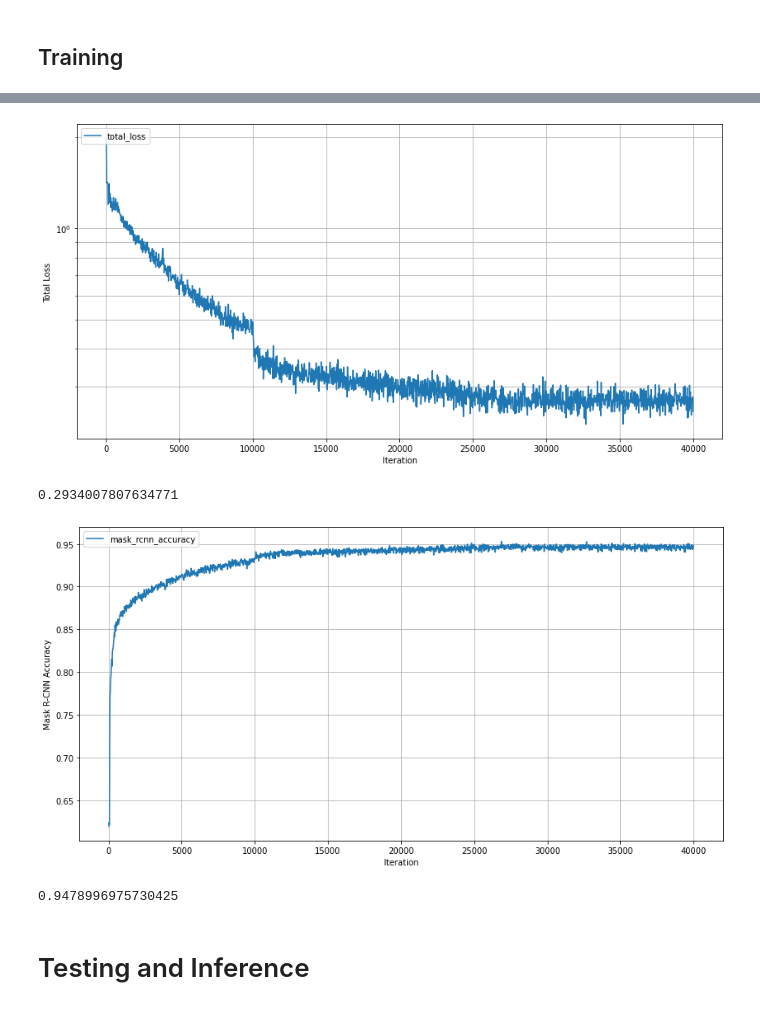
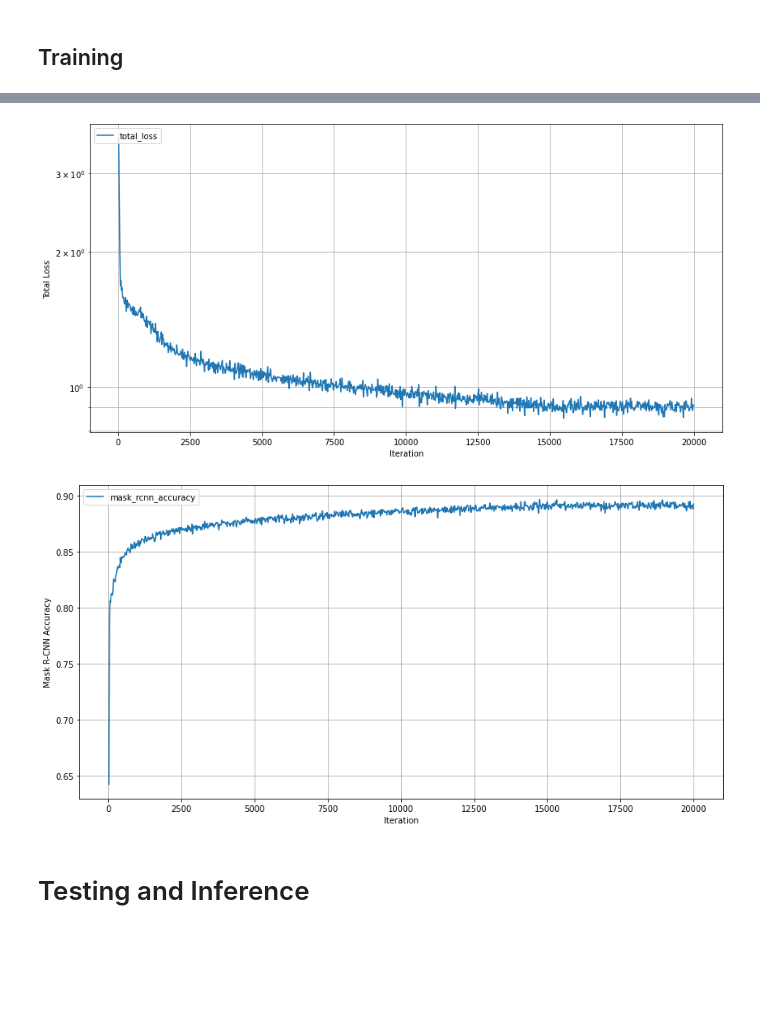
Before and after one commit to FeriBolour/Cotton_Imaging, a Jupyter notebook: Segmentation Models/MaskRCNN_Model_TrainTest_FiftyOne_NewBaselines.ipynb, the cells around one changed output, grey strips where cells are left out. Drawn from its saved outputs; the diff is of its cells as text; code cells hidden in the pictures; blank space fills up the shorter version.

```diff
--- a/Segmentation Models/MaskRCNN_Model_TrainTest_FiftyOne_NewBaselines.ipynb
+++ b/Segmentation Models/MaskRCNN_Model_TrainTest_FiftyOne_NewBaselines.ipynb
@@ -107,6 +129,6 @@ register_coco_instances("CottonImaging_test", {}, "/home/avl/Projects/Cotton Ima
 # %%
 args = {
-    "config_file":"new_baselines/mask_rcnn_R_50_FPN_400ep_LSJ.py",
+    "config_file":"new_baselines/mask_rcnn_R_101_FPN_400ep_LSJ.py",
     "eval_only":"False"
 }
 
@@ -116,16 +138,22 @@ cfg.model.backbone.norm = "BN"
 cfg.model.backbone.bottom_up.stem = detectron2.modeling.backbone.BasicStem(in_channels=3, norm='BN', out_channels=64)
 cfg.dataloader.train.dataset = L(detectron2.data.get_detection_dataset_dicts)(names='CottonImaging_train')
 cfg.dataloader.test.dataset = L(detectron2.data.get_detection_dataset_dicts)(names='CottonImaging_test')
-cfg.train.max_iter=40000
-cfg.train.eval_period = 10000
-cfg.train.output_dir='/home/avl/Projects/Cotton Imaging Project/Data/Datasets02272022/7030_images/Training/New Baseline Models/MaskRCNN ResNet50 400ep LSJ _ DefaultLR _ 40000 _ [11000 25000 30000 35000]'
+cfg.train.max_iter=20000
+cfg.train.eval_period = 200
+cfg.train.init_checkpoint= model_zoo.get_checkpoint_url("new_baselines/mask_rcnn_R_50_FPN_400ep_LSJ.py")
+cfg.train.output_dir='/home/avl/Projects/Cotton Imaging Project/Data/07_04_2022/Training/New Baseline Models/07_15_2022_20000iter'
 cfg.model.roi_heads.num_classes = 4
-#cfg.optimizer.lr=0.01
-cfg.lr_multiplier.scheduler.milestones = [10000, 25000, 30000, 35000]
-cfg.lr_multiplier.scheduler.values = [1.0, 0.1, 0.01, 0.001, 0.0001]
-cfg.lr_multiplier.scheduler.num_updates = 40000
+# cfg.model.proposal_generator.nms_thresh = 0.6
+cfg.optimizer.lr=0.00015
+cfg.lr_multiplier.scheduler.milestones = [15000, 19000]
+cfg.lr_multiplier.scheduler.values = [1.0, 0.1, 0.01]
+cfg.lr_multiplier.scheduler.num_updates = 20000
 cfg.dataloader.train.total_batch_size = 12
+cfg.train.checkpointer.period = 2500
 # cfg = LazyConfig.apply_overrides(cfg, args.opts)
-default_setup(args, cfg)
+os.makedirs(cfg.train.output_dir, exist_ok=True)
 
-do_train(cfg)
+# default_setup(args, cfg)
+# cfg2yaml(cfg)
+
+# do_train(cfg)
@@ -150,31 +160,27 @@ PyTorch                 1.9.0+cu111 @/home/avl/.local/lib/python3.8/site-package
 # %%
 import json
 import matplotlib.pyplot as plt
 plt.rcParams['figure.figsize'] = [14, 7]
 def load_json_arr(json_path):
     lines = []
     with open(json_path, 'r') as f:
         for line in f:
             lines.append(json.loads(line))
     return lines
 
-experiment_metrics = load_json_arr('/home/avl/Projects/Cotton Imaging Project/Data/Datasets02272022/7030_images/Training/New Baseline Models/MaskRCNN ResNet50 400ep LSJ _ DefaultLR _ 40000 _ [10000 25000 30000 35000]/metrics.json')
+experiment_metrics = load_json_arr(cfg.train.output_dir + '/metrics.json')
 plt.grid(True, which="both")
 plt.semilogy(
     [x['iteration'] for x in experiment_metrics if 'total_loss' in x],
     [x['total_loss'] for x in experiment_metrics if 'total_loss' in x])
 plt.legend(['total_loss'], loc='upper left')
 plt.xlabel('Iteration')
 plt.ylabel('Total Loss')
-# plt.savefig('/home/avl/Projects/Cotton Imaging Project/Data/Datasets02272022/7030_images/Training/Total_Loss_Curve.png')
+plt.savefig(cfg.train.output_dir +  '/Loss Curve.png')
 plt.show()
-print(experiment_metrics[1900]['total_loss'])
 # %% [output]
-[figure, old version]
+[figure, new version]
-0.2934007807634771
 # %%
-experiment_metrics = load_json_arr('/home/avl/Projects/Cotton Imaging Project/Data/Datasets02272022/7030_images/Training/New Baseline Models/MaskRCNN ResNet50 400ep LSJ _ DefaultLR _ 40000 _ [10000 25000 30000 35000]/metrics.json')
-
 plt.grid(True, which="both")
 plt.plot(
     [x['iteration'] for x in experiment_metrics if 'mask_rcnn/accuracy' in x],
@@ -182,12 +188,10 @@ plt.plot(
 plt.legend(['mask_rcnn_accuracy'], loc='upper left')
 plt.xlabel('Iteration')
 plt.ylabel('Mask R-CNN Accuracy')
-# plt.savefig('/home/avl/Projects/Cotton Imaging Project/Data/Datasets02272022/7030_images/Training/mask_rcnn_accuracy_Curve.png')
+plt.savefig(cfg.train.output_dir + '/mask_rcnn_accuracy_Curve.png')
 plt.show()
-print(experiment_metrics[1895]['mask_rcnn/accuracy'])
 # %% [output]
-[figure, old version]
+[figure, new version]
-0.9478996975730425
 # %% [markdown]
 # Testing and Inference
 # %% [markdown]
```
Also changed, not shown: parts of 17 cells of this notebook, 1 other file.
